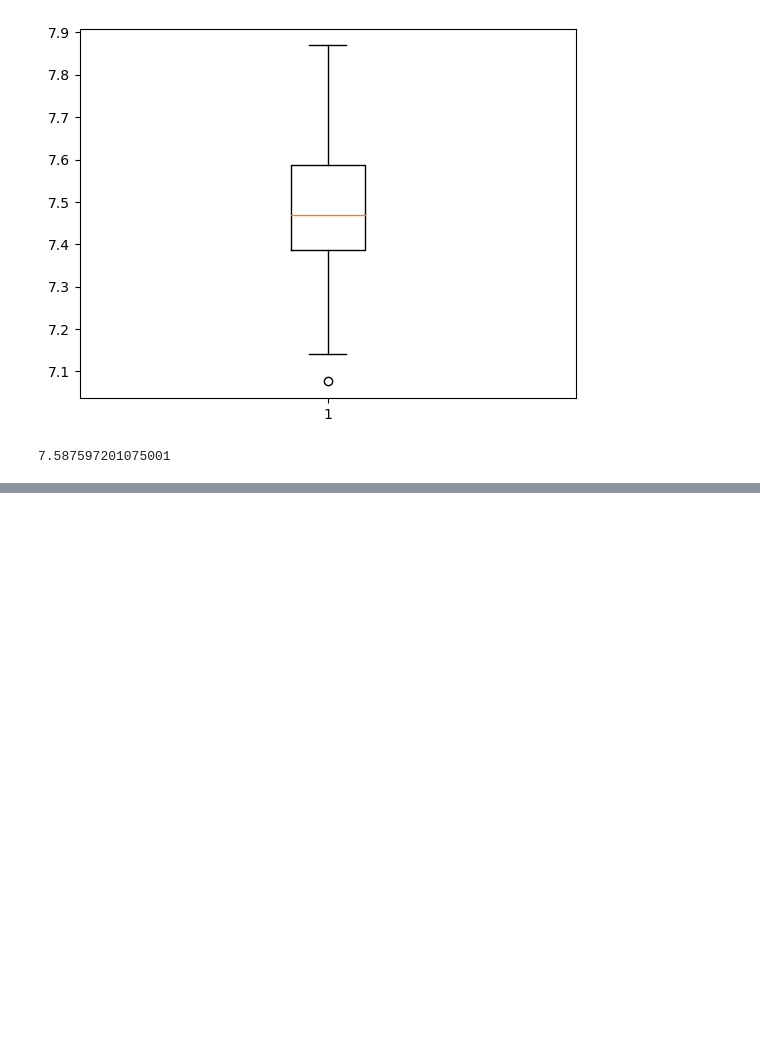
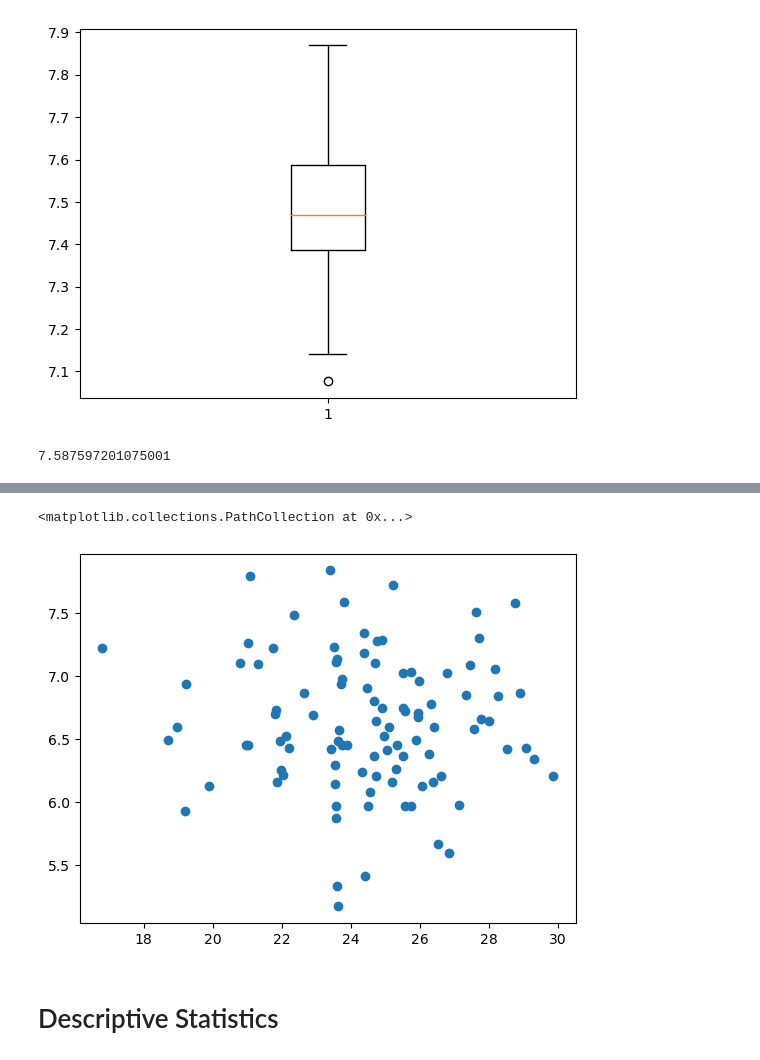
Before and after one commit to Harshan-Kurapati/StressDetection, a Jupyter notebook: Untitled.ipynb, the cells around one changed output, grey strips where cells are left out. Cells and saved outputs as stored; diff of their text form; code cells hidden in the pictures; blank space fills up the shorter version.

Commit message:
Descriptive Statistics

```diff
--- a/Untitled.ipynb
+++ b/Untitled.ipynb
@@ -98,0 +113,7 @@ averaged_df["sleep_duration"].quantile(0.75)
+# %%
+plt.scatter(averaged_df["num_sms"], averaged_df["screen_on_time"])
+# %% [output]
+<matplotlib.collections.PathCollection at 0x...>
+[figure, added]
+# %% [markdown]
+# Descriptive Statistics
```
Also changed, not shown: parts of 6 cells of this notebook.
